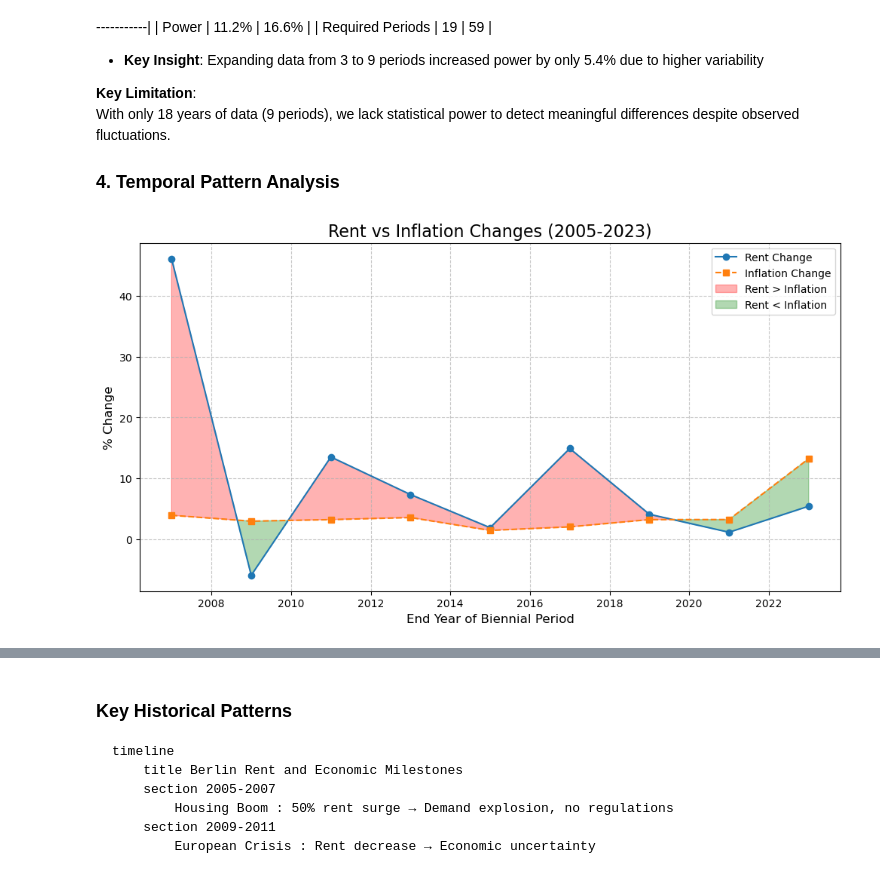
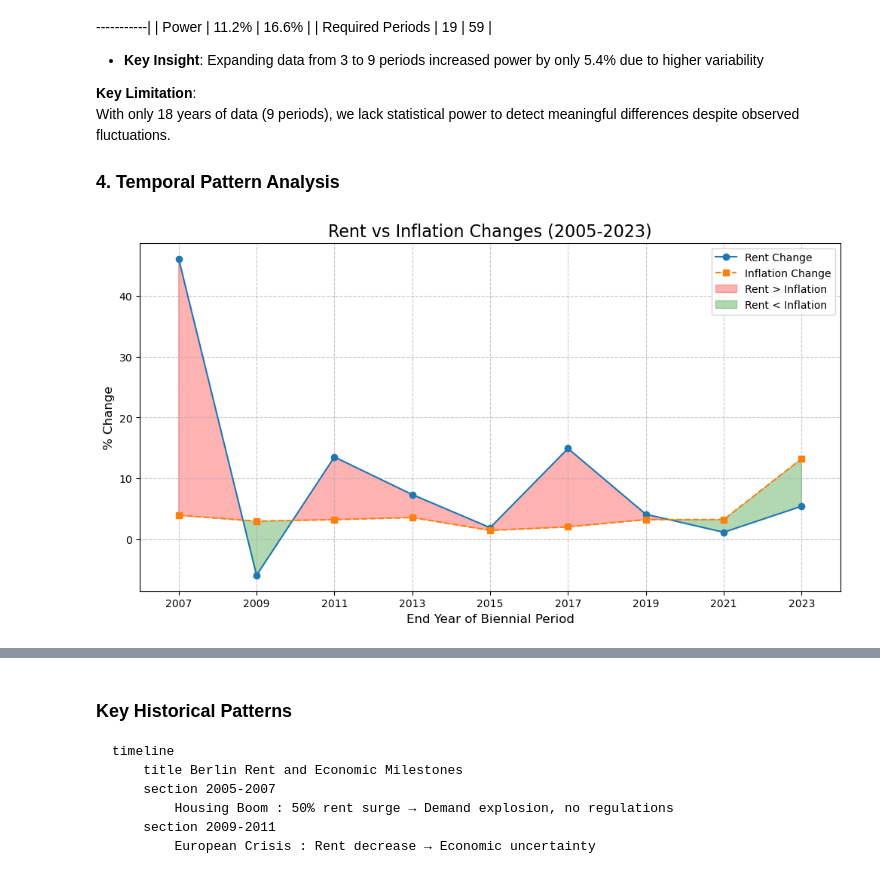
Before and after one commit to GFiaMon/data-wrangling-project, a Jupyter notebook: notebooks/01_mietspiegel_inflation_eda_full_dataset.ipynb, the cells around one changed output, grey strips where cells are left out. Saved outputs shown, nothing was run; the diff lists cells and outputs as text; code cells hidden in the pictures.

```diff
--- a/notebooks/01_mietspiegel_inflation_eda_full_dataset.ipynb
+++ b/notebooks/01_mietspiegel_inflation_eda_full_dataset.ipynb
@@ -977,31 +979,34 @@ With only 18 years of data (9 periods), we lack statistical power to detect mean
 # %%
 # Plot of rent vs inflation changes over time
 import matplotlib.pyplot as plt
 
 plt.figure(figsize=(12, 6))
 plt.plot(df_final['end_year'], df_final['rent_change_pct'], 'o-', label='Rent Change')
 plt.plot(df_final['end_year'], df_final['inflation_biennial_pct'], 's--', label='Inflation Change')
 plt.fill_between(df_final['end_year'],
                  df_final['rent_change_pct'],
                  df_final['inflation_biennial_pct'],
                  where=(df_final['rent_change_pct'] > df_final['inflation_biennial_pct']),
                  color='red', alpha=0.3, interpolate=True, label='Rent > Inflation')
 plt.fill_between(df_final['end_year'],
                  df_final['rent_change_pct'],
                  df_final['inflation_biennial_pct'],
                  where=(df_final['rent_change_pct'] < df_final['inflation_biennial_pct']),
                  color='green', alpha=0.3, interpolate=True, label='Rent < Inflation')
 plt.title("Rent vs Inflation Changes (2005-2023)", fontsize=16)
 plt.xlabel("End Year of Biennial Period", fontsize=12)
 plt.ylabel("% Change", fontsize=12)
 plt.legend()
 plt.grid(True, linestyle='--', alpha=0.7)
+plt.xticks(list(range(2005, 2024, 2)))  # ✅ Align x-axis with the data every two years from 2005 to 2023
+plt.xlim(2006, 2024)                    # ✅ Limit x-axis to start at 2007
+
 
 # Export the figure
 # plt.savefig('../visuals/5_berlin_rent_v_inflation_change_overtime.png', dpi=300, bbox_inches='tight')
 plt.show()
 # %% [output]
-[figure, old version]
+[figure, new version]
 # %%
 # List of all event years and labels (for incremental addition)
 event_sequence = [
```
Also changed, not shown: parts of 9 cells of this notebook, 5 other files.
